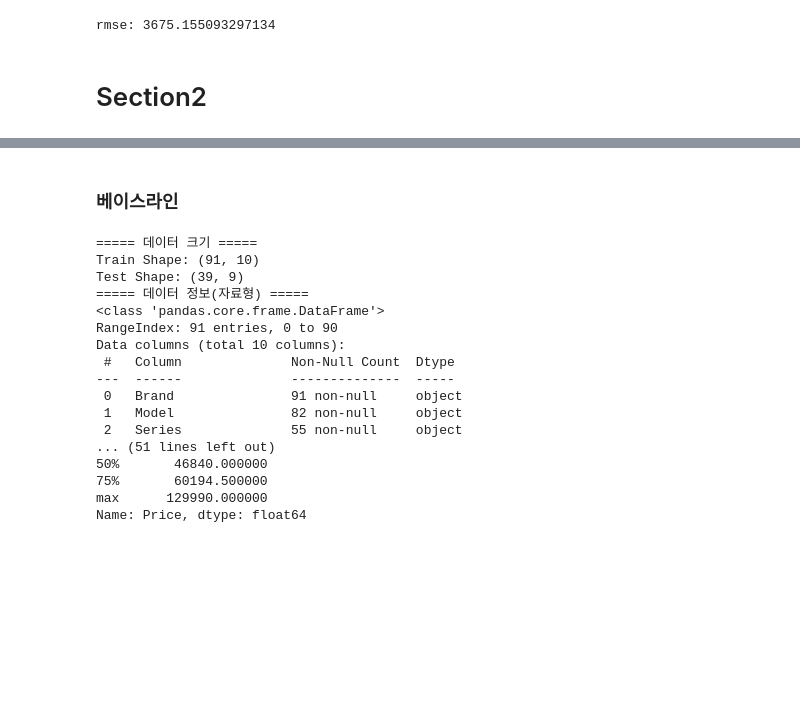
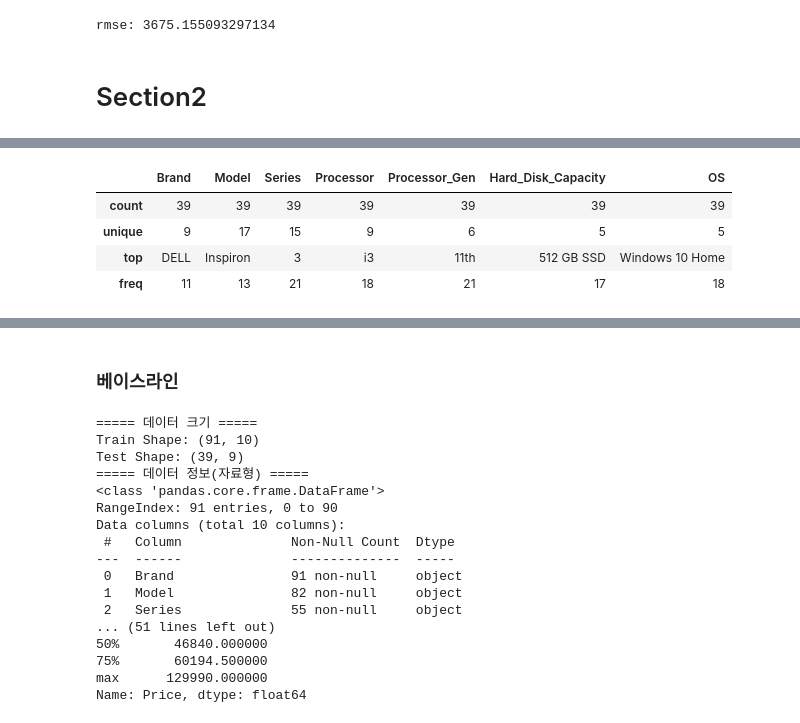
Before and after one commit to zzl-hyun/bigdata_analyst_cert_v2, a Jupyter notebook: part2/ch8/ch8_ex_regression.ipynb, the cells around one changed output, grey strips where cells are left out. Saved outputs shown, nothing was run; the diff lists cells and outputs as text; code cells hidden in the pictures; blank space fills up the shorter version.

```diff
--- a/part2/ch8/ch8_ex_regression.ipynb
+++ b/part2/ch8/ch8_ex_regression.ipynb
@@ -347,0 +407,8 @@ rmse: 3675.155093297134
+# %%
+test.describe(include='O')
+# %% [output]
+|  | Brand | Model | Series | Processor | Processor_Gen | Hard_Disk_Capacity | OS |
+| count | 39 | 39 | 39 | 39 | 39 | 39 | 39 |
+| unique | 9 | 17 | 15 | 9 | 6 | 5 | 5 |
+| top | DELL | Inspiron | 3 | i3 | 11th | 512 GB SSD | Windows 10 Home |
+| freq | 11 | 13 | 21 | 18 | 21 | 17 | 18 |
```
Also changed, not shown: parts of 17 cells of this notebook.
